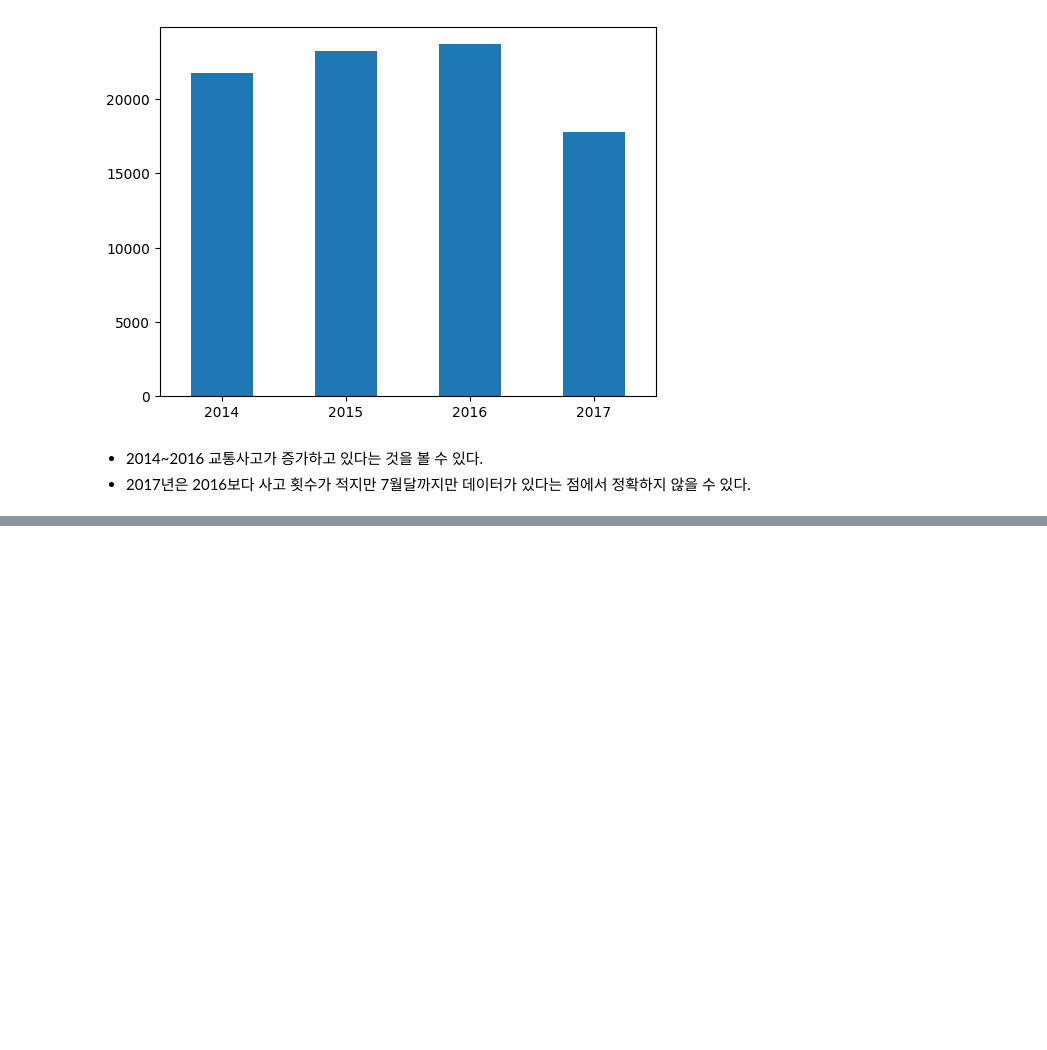
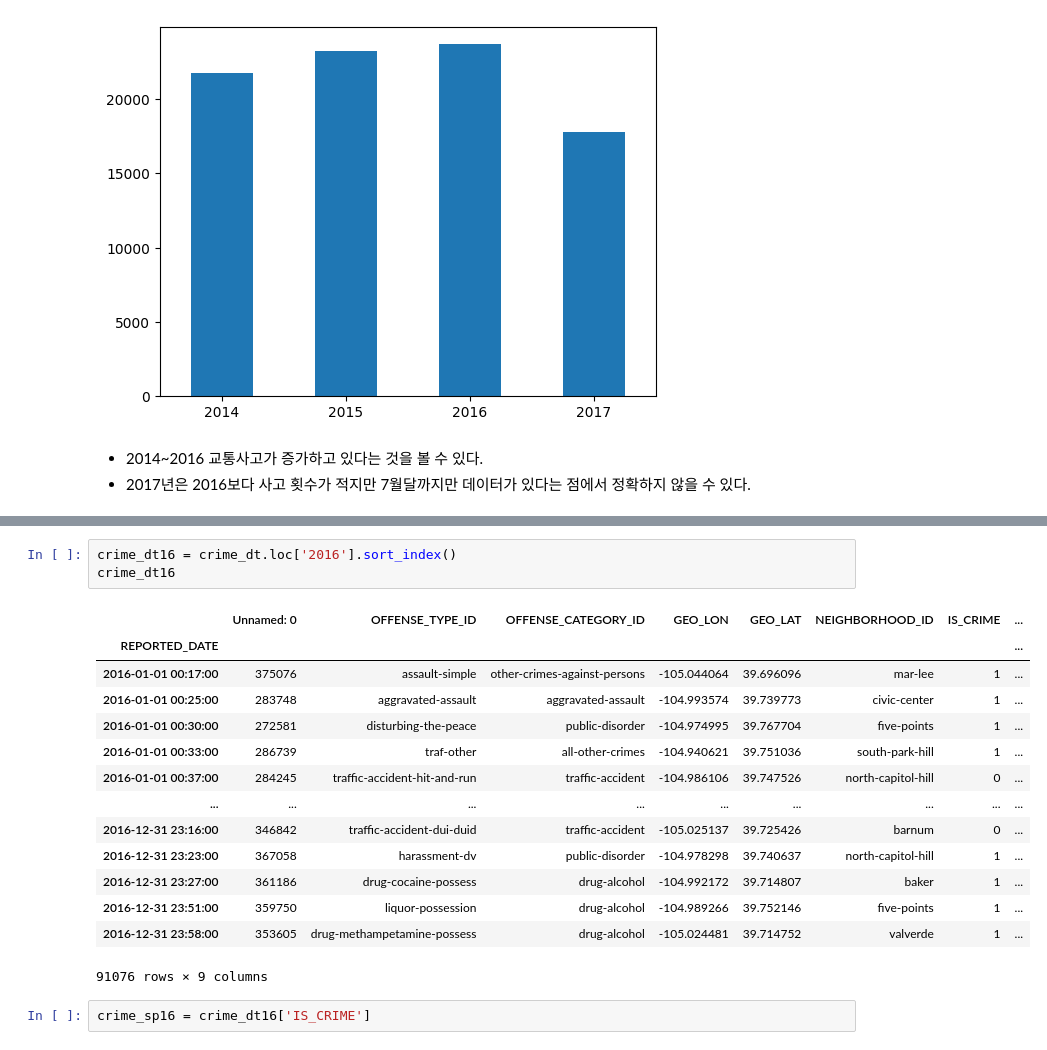
Before and after one commit to ha-es/doit_python, a Jupyter notebook: BDA/하은서73_0521_필수2.ipynb, the cells around one changed output, grey strips where cells are left out. Drawn from its saved outputs; the diff is of its cells as text; blank space fills up the shorter version.

```diff
--- a/BDA/하은서73_0521_필수2.ipynb
+++ b/BDA/하은서73_0521_필수2.ipynb
@@ -225,0 +245,20 @@ sp_p.plot.bar(rot=0)
+# %%
+crime_dt16 = crime_dt.loc['2016'].sort_index()
+crime_dt16
+# %% [output]
+|  | Unnamed: 0 | OFFENSE_TYPE_ID | OFFENSE_CATEGORY_ID | GEO_LON | GEO_LAT | NEIGHBORHOOD_ID | IS_CRIME | ... |
+| REPORTED_DATE |  |  |  |  |  |  |  | ... |
+| 2016-01-01 00:17:00 | 375076 | assault-simple | other-crimes-against-persons | -105.044064 | 39.696096 | mar-lee | 1 | ... |
+| 2016-01-01 00:25:00 | 283748 | aggravated-assault | aggravated-assault | -104.993574 | 39.739773 | civic-center | 1 | ... |
+| 2016-01-01 00:30:00 | 272581 | disturbing-the-peace | public-disorder | -104.974995 | 39.767704 | five-points | 1 | ... |
+| 2016-01-01 00:33:00 | 286739 | traf-other | all-other-crimes | -104.940621 | 39.751036 | south-park-hill | 1 | ... |
+| 2016-01-01 00:37:00 | 284245 | traffic-accident-hit-and-run | traffic-accident | -104.986106 | 39.747526 | north-capitol-hill | 0 | ... |
+| ... | ... | ... | ... | ... | ... | ... | ... | ... |
+| 2016-12-31 23:16:00 | 346842 | traffic-accident-dui-duid | traffic-accident | -105.025137 | 39.725426 | barnum | 0 | ... |
+| 2016-12-31 23:23:00 | 367058 | harassment-dv | public-disorder | -104.978298 | 39.740637 | north-capitol-hill | 1 | ... |
+| 2016-12-31 23:27:00 | 361186 | drug-cocaine-possess | drug-alcohol | -104.992172 | 39.714807 | baker | 1 | ... |
+| 2016-12-31 23:51:00 | 359750 | liquor-possession | drug-alcohol | -104.989266 | 39.752146 | five-points | 1 | ... |
+| 2016-12-31 23:58:00 | 353605 | drug-methampetamine-possess | drug-alcohol | -105.024481 | 39.714752 | valverde | 1 | ... |
+91076 rows × 9 columns
+# %%
+crime_sp16 = crime_dt16['IS_CRIME']
```
Also changed, not shown: parts of 6 cells of this notebook.
